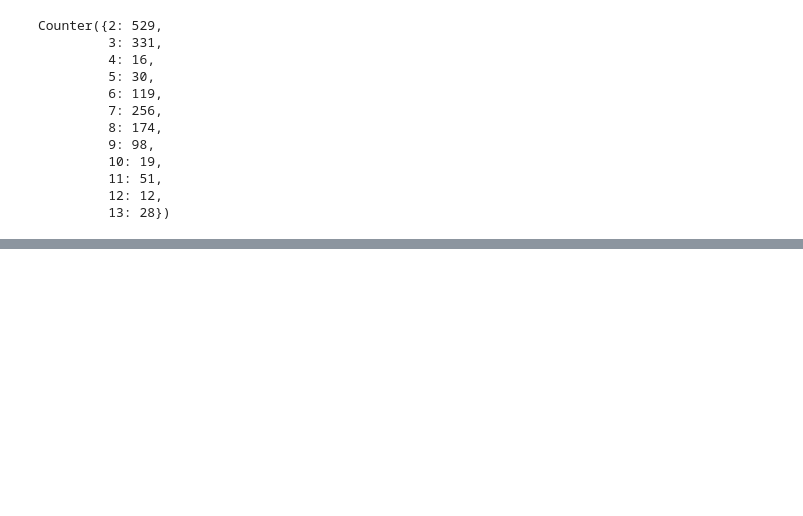
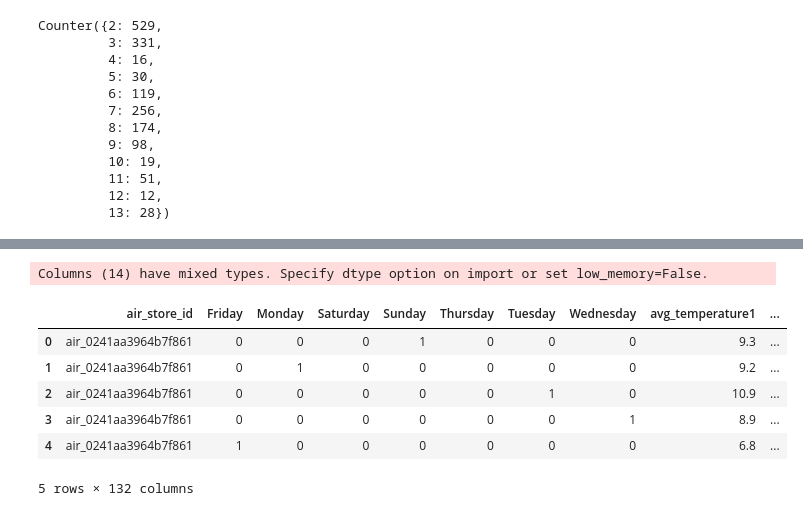
Before and after one commit to adcengiz/japanrestforecast, a Jupyter notebook: thedata.ipynb, the cells around one changed output, grey strips where cells are left out. Saved outputs shown, nothing was run; the diff lists cells and outputs as text; code cells hidden in the pictures; blank space fills up the shorter version.

```diff
--- a/thedata.ipynb
+++ b/thedata.ipynb
@@ -749,0 +823,15 @@ pd.Data
+# %%
+data_train = pd.DataFrame(pd.read_csv("data_train.csv"))
+data_test = pd.DataFrame(pd.read_csv("data_test.csv"))
+# %% [output]
+Columns (14) have mixed types. Specify dtype option on import or set low_memory=False.
+# %%
+data_train.head()
+# %% [output]
+|  | air_store_id | Friday | Monday | Saturday | Sunday | Thursday | Tuesday | Wednesday | avg_temperature1 | ... |
+| 0 | air_0241aa3964b7f861 | 0 | 0 | 0 | 1 | 0 | 0 | 0 | 9.3 | ... |
+| 1 | air_0241aa3964b7f861 | 0 | 1 | 0 | 0 | 0 | 0 | 0 | 9.2 | ... |
+| 2 | air_0241aa3964b7f861 | 0 | 0 | 0 | 0 | 0 | 1 | 0 | 10.9 | ... |
+| 3 | air_0241aa3964b7f861 | 0 | 0 | 0 | 0 | 0 | 0 | 1 | 8.9 | ... |
+| 4 | air_0241aa3964b7f861 | 1 | 0 | 0 | 0 | 0 | 0 | 0 | 6.8 | ... |
+5 rows × 132 columns
```
Also changed, not shown: parts of 32 cells of this notebook, 11 other files.
